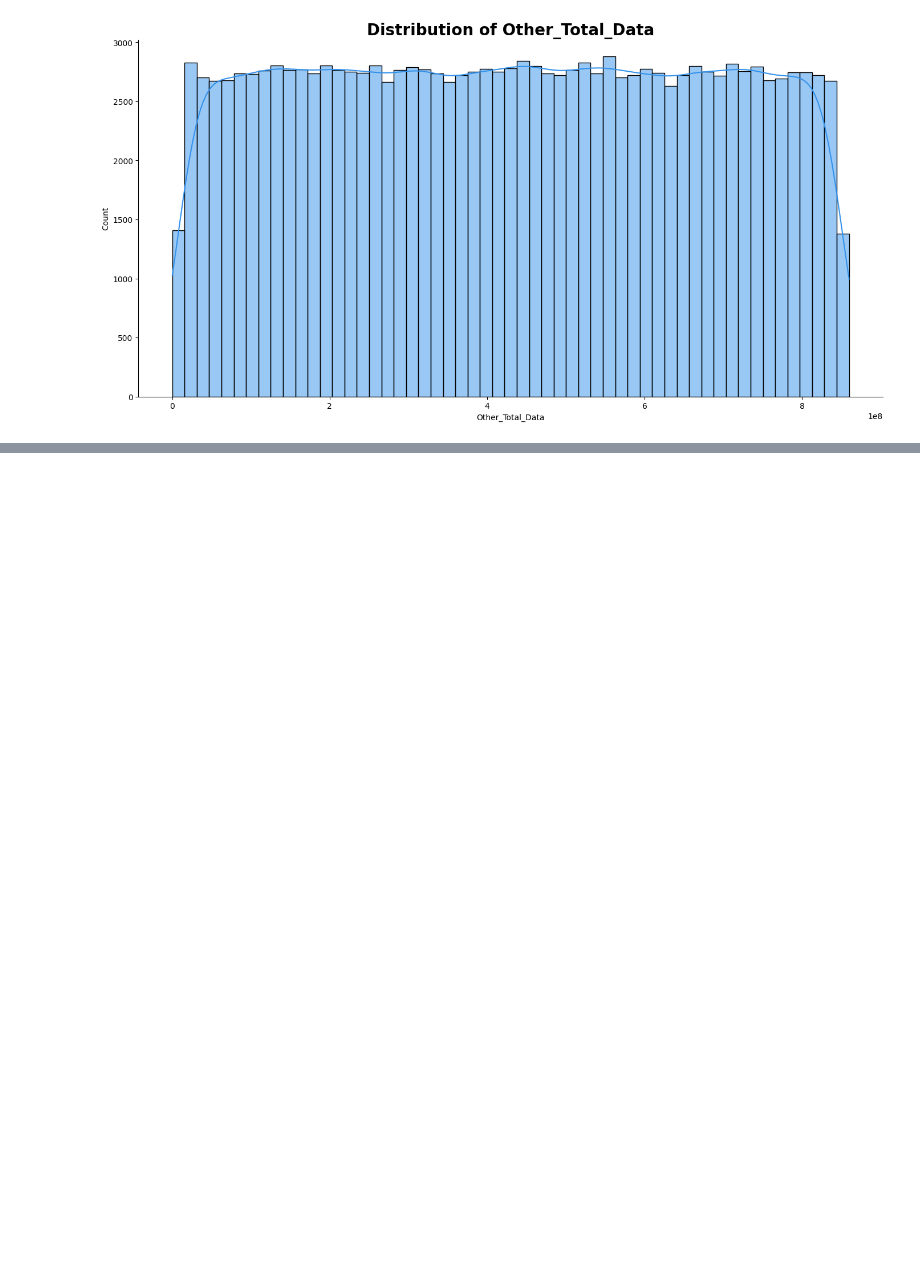
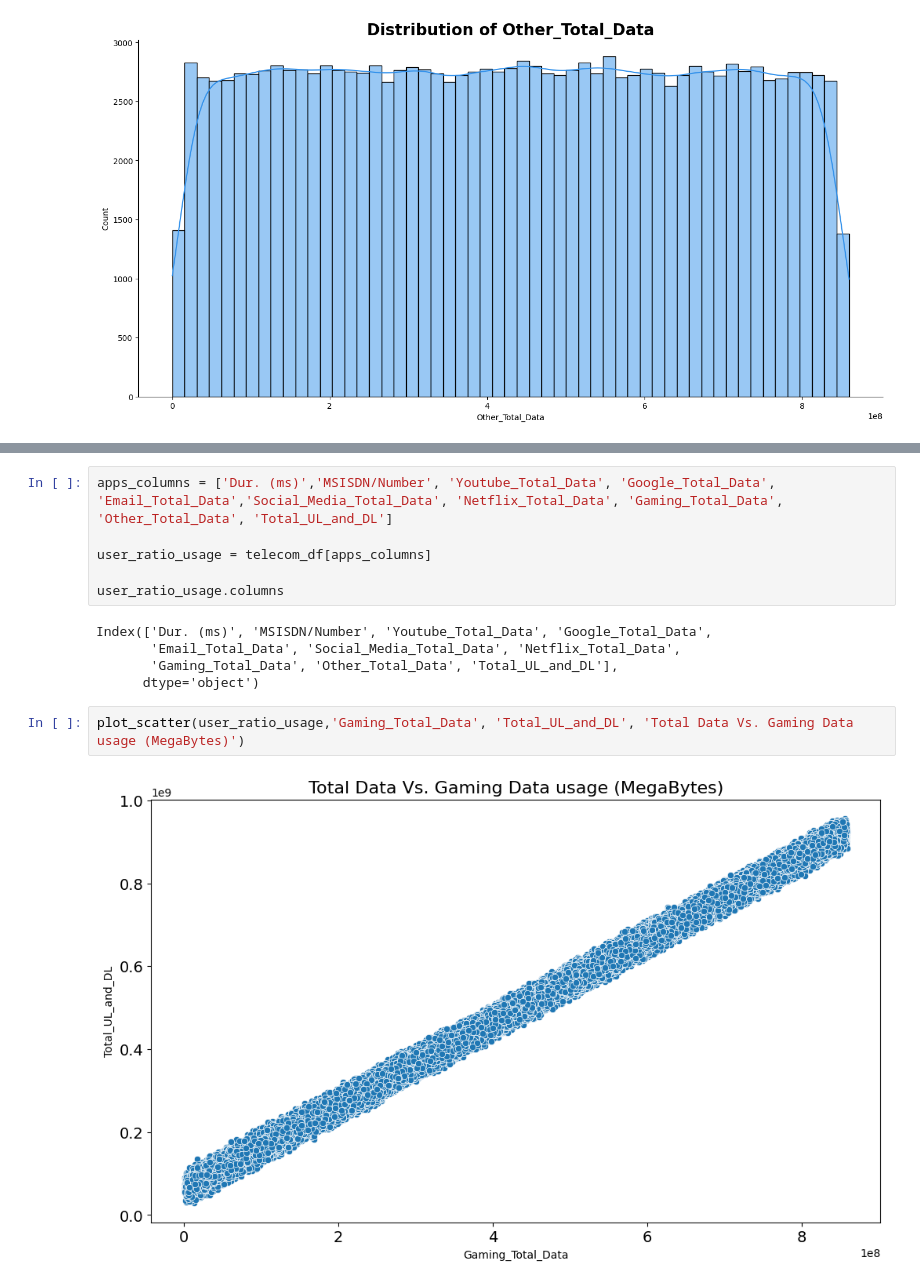
Before and after one commit to brook1167/Telecom-Analysis, a Jupyter notebook: notebooks/User_overview_analysis_task1.ipynb, the cells around one changed output, grey strips where cells are left out. Cells and saved outputs as stored; diff of their text form; blank space fills up the shorter version.

```diff
--- a/notebooks/User_overview_analysis_task1.ipynb
+++ b/notebooks/User_overview_analysis_task1.ipynb
@@ -515,0 +538,15 @@ max        8.595209e+08
+# %%
+apps_columns = ['Dur. (ms)','MSISDN/Number', 'Youtube_Total_Data', 'Google_Total_Data', 'Email_Total_Data','Social_Media_Total_Data', 'Netflix_Total_Data', 'Gaming_Total_Data', 'Other_Total_Data', 'Total_UL_and_DL']
+
+user_ratio_usage = telecom_df[apps_columns]
+
+user_ratio_usage.columns
+# %% [output]
+Index(['Dur. (ms)', 'MSISDN/Number', 'Youtube_Total_Data', 'Google_Total_Data',
+       'Email_Total_Data', 'Social_Media_Total_Data', 'Netflix_Total_Data',
+       'Gaming_Total_Data', 'Other_Total_Data', 'Total_UL_and_DL'],
+      dtype='object')
+# %%
+plot_scatter(user_ratio_usage,'Gaming_Total_Data', 'Total_UL_and_DL', 'Total Data Vs. Gaming Data usage (MegaBytes)')
+# %% [output]
+[figure, added]
```
Also changed, not shown: parts of 17 cells of this notebook.
